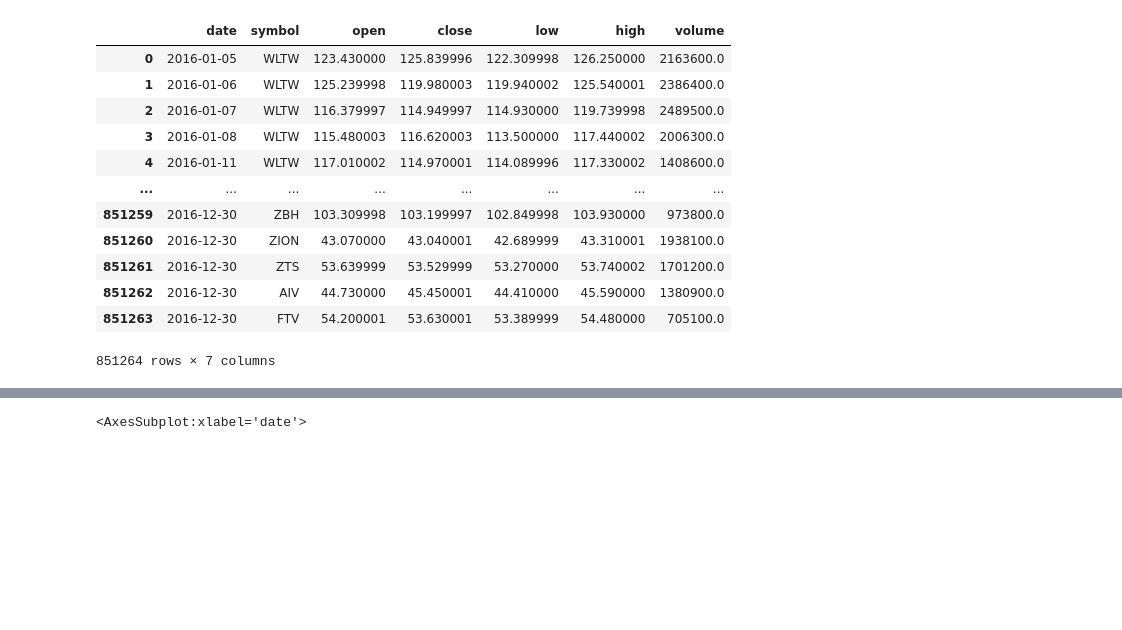
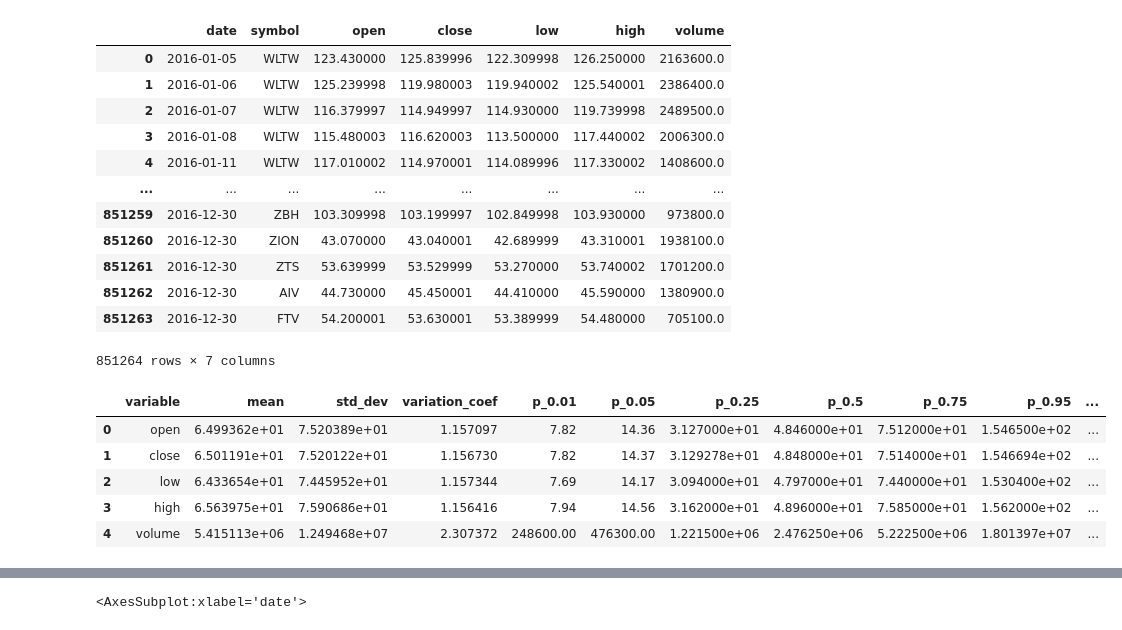
Before and after one commit to Dotto-Luis/CoderHouse-Challenges, a Jupyter notebook: Projects/Analisis_univariado.ipynb, the cells around one changed output, grey strips where cells are left out. Saved outputs shown, nothing was run; the diff lists cells and outputs as text; code cells hidden in the pictures; blank space fills up the shorter version.

```diff
--- a/Projects/Analisis_univariado.ipynb
+++ b/Projects/Analisis_univariado.ipynb
@@ -26,3 +27,12 @@ prices
 | 851262 | 2016-12-30 | AIV | 44.730000 | 45.450001 | 44.410000 | 45.590000 | 1380900.0 |
 | 851263 | 2016-12-30 | FTV | 54.200001 | 53.630001 | 53.389999 | 54.480000 | 705100.0 |
 851264 rows × 7 columns
+# %%
+profiling_num(prices)
+# %% [output]
+|  | variable | mean | std_dev | variation_coef | p_0.01 | p_0.05 | p_0.25 | p_0.5 | p_0.75 | p_0.95 | ... |
+| 0 | open | 6.499362e+01 | 7.520389e+01 | 1.157097 | 7.82 | 14.36 | 3.127000e+01 | 4.846000e+01 | 7.512000e+01 | 1.546500e+02 | ... |
+| 1 | close | 6.501191e+01 | 7.520122e+01 | 1.156730 | 7.82 | 14.37 | 3.129278e+01 | 4.848000e+01 | 7.514000e+01 | 1.546694e+02 | ... |
+| 2 | low | 6.433654e+01 | 7.445952e+01 | 1.157344 | 7.69 | 14.17 | 3.094000e+01 | 4.797000e+01 | 7.440000e+01 | 1.530400e+02 | ... |
+| 3 | high | 6.563975e+01 | 7.590686e+01 | 1.156416 | 7.94 | 14.56 | 3.162000e+01 | 4.896000e+01 | 7.585000e+01 | 1.562000e+02 | ... |
+| 4 | volume | 5.415113e+06 | 1.249468e+07 | 2.307372 | 248600.00 | 476300.00 | 1.221500e+06 | 2.476250e+06 | 5.222500e+06 | 1.801397e+07 | ... |
```
Also changed, not shown: parts of 10 cells of this notebook.
